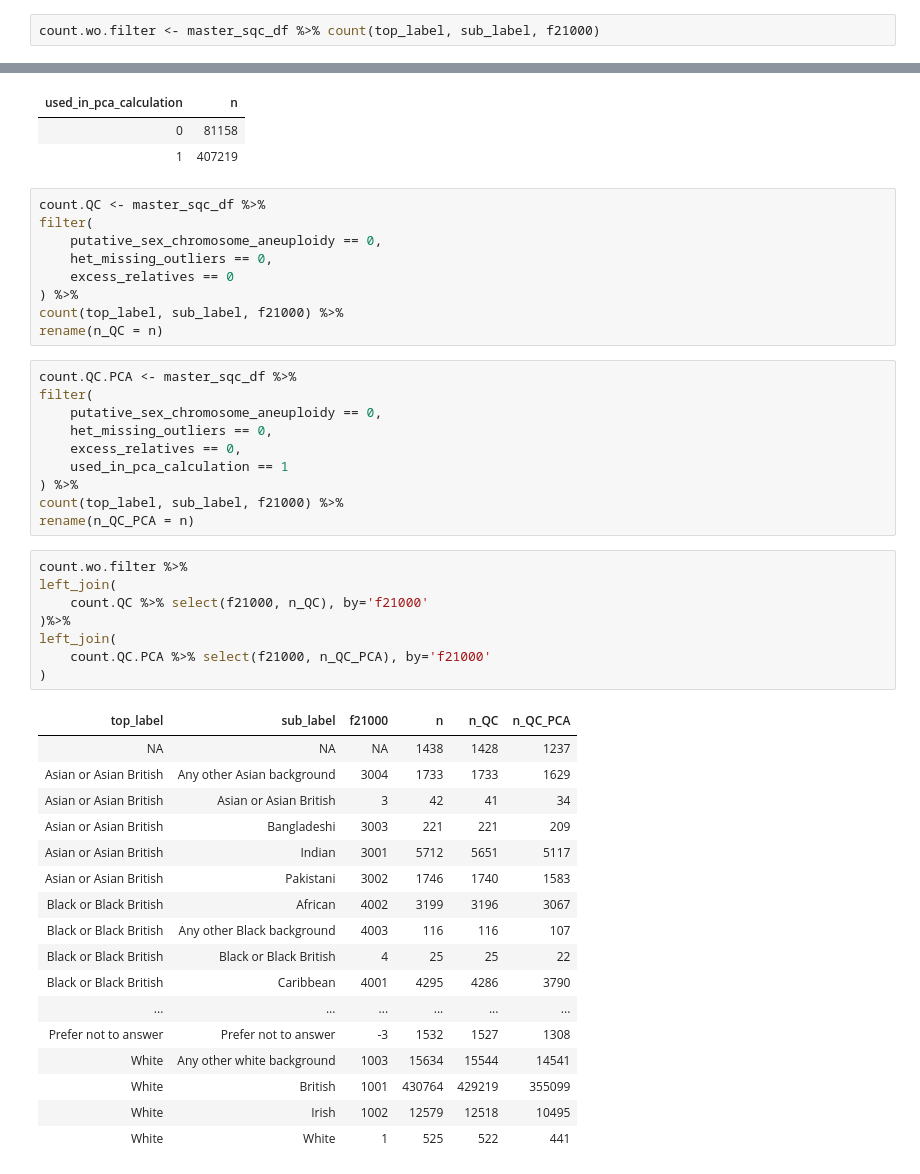
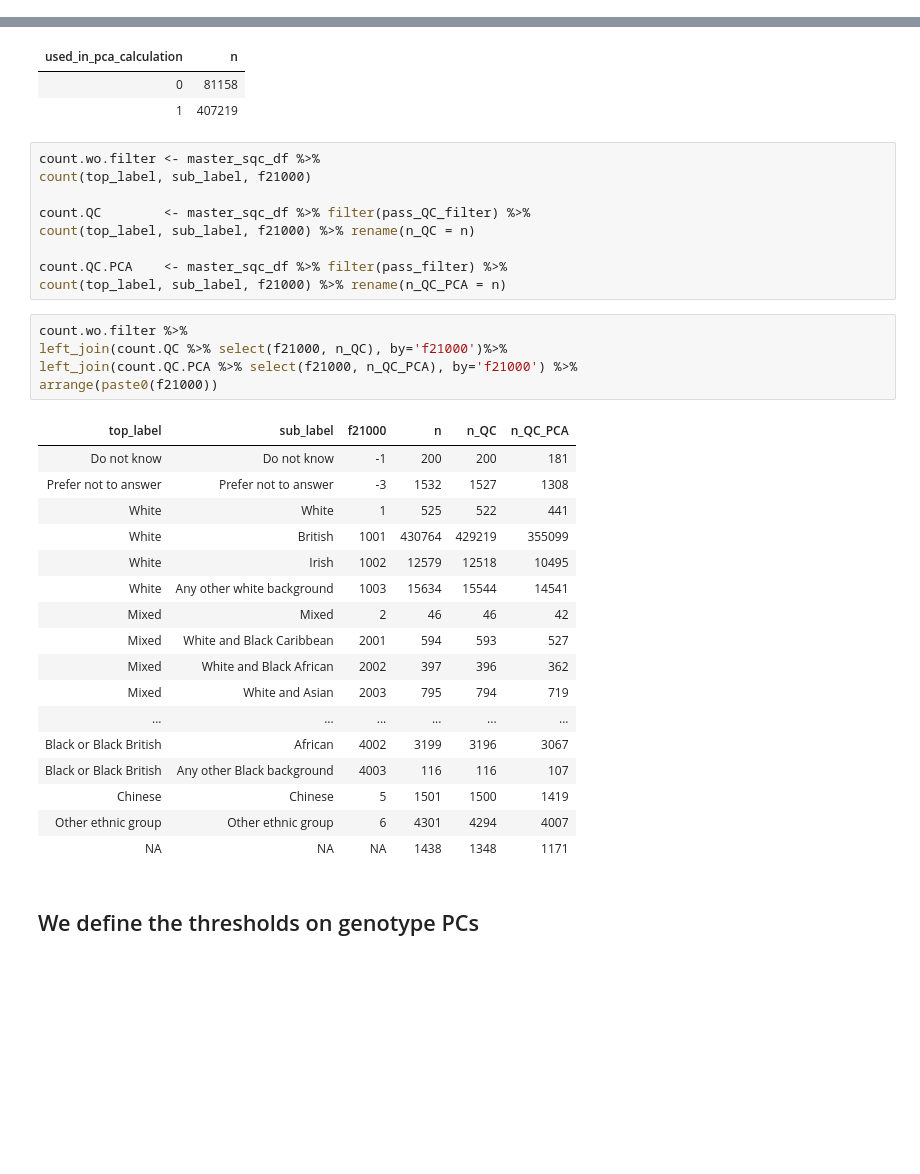
Before and after one commit to rivas-lab/ukbb-tools, a Jupyter notebook: 03_filtering/sample_qc_v3.ipynb, the cells around one changed output, grey strips where cells are left out. Cells and saved outputs as stored; diff of their text form; blank space fills up the shorter version.

```diff
--- a/03_filtering/sample_qc_v3.ipynb
+++ b/03_filtering/sample_qc_v3.ipynb
@@ -105,5 +175,3 @@ master_sqc_df %>% colnames()
-# %%
-count.wo.filter <- master_sqc_df %>% count(top_label, sub_label, f21000)
 # %%
 master_sqc_df %>% count(putative_sex_chromosome_aneuploidy)
 # %% [output]
@@ -128,48 +196,37 @@ master_sqc_df %>% count(used_in_pca_calculation)
 | used_in_pca_calculation | n |
 | 0 | 81158 |
 | 1 | 407219 |
-# %%
-count.QC <- master_sqc_df %>%
-filter(
-    putative_sex_chromosome_aneuploidy == 0,
-    het_missing_outliers == 0,
-    excess_relatives == 0
-) %>%
-count(top_label, sub_label, f21000) %>%
-rename(n_QC = n)
 # %%
-count.QC.PCA <- master_sqc_df %>%
-filter(
-    putative_sex_chromosome_aneuploidy == 0,
-    het_missing_outliers == 0,
-    excess_relatives == 0,
-    used_in_pca_calculation == 1
-) %>%
-count(top_label, sub_label, f21000) %>%
-rename(n_QC_PCA = n)
+count.wo.filter <- master_sqc_df %>%
+count(top_label, sub_label, f21000)
+
+count.QC        <- master_sqc_df %>% filter(pass_QC_filter) %>%
+count(top_label, sub_label, f21000) %>% rename(n_QC = n)
+
+count.QC.PCA    <- master_sqc_df %>% filter(pass_filter) %>%
+count(top_label, sub_label, f21000) %>% rename(n_QC_PCA = n)
 # %%
 count.wo.filter %>%
-left_join(
-    count.QC %>% select(f21000, n_QC), by='f21000'
-)%>%
-left_join(
-    count.QC.PCA %>% select(f21000, n_QC_PCA), by='f21000'
-)
+left_join(count.QC %>% select(f21000, n_QC), by='f21000')%>%
+left_join(count.QC.PCA %>% select(f21000, n_QC_PCA), by='f21000') %>%
+arrange(paste0(f21000))
 # %% [output]
 | top_label | sub_label | f21000 | n | n_QC | n_QC_PCA |
-| NA | NA | NA | 1438 | 1428 | 1237 |
-| Asian or Asian British | Any other Asian background | 3004 | 1733 | 1733 | 1629 |
-| Asian or Asian British | Asian or Asian British | 3 | 42 | 41 | 34 |
-| Asian or Asian British | Bangladeshi | 3003 | 221 | 221 | 209 |
-| Asian or Asian British | Indian | 3001 | 5712 | 5651 | 5117 |
-| Asian or Asian British | Pakistani | 3002 | 1746 | 1740 | 1583 |
+| Do not know | Do not know | -1 | 200 | 200 | 181 |
+| Prefer not to answer | Prefer not to answer | -3 | 1532 | 1527 | 1308 |
+| White | White | 1 | 525 | 522 | 441 |
+| White | British | 1001 | 430764 | 429219 | 355099 |
+| White | Irish | 1002 | 12579 | 12518 | 10495 |
+| White | Any other white background | 1003 | 15634 | 15544 | 14541 |
+| Mixed | Mixed | 2 | 46 | 46 | 42 |
+| Mixed | White and Black Caribbean | 2001 | 594 | 593 | 527 |
+| Mixed | White and Black African | 2002 | 397 | 396 | 362 |
+| Mixed | White and Asian | 2003 | 795 | 794 | 719 |
+| ... | ... | ... | ... | ... | ... |
 | Black or Black British | African | 4002 | 3199 | 3196 | 3067 |
 | Black or Black British | Any other Black background | 4003 | 116 | 116 | 107 |
-| Black or Black British | Black or Black British | 4 | 25 | 25 | 22 |
-| Black or Black British | Caribbean | 4001 | 4295 | 4286 | 3790 |
-| ... | ... | ... | ... | ... | ... |
-| Prefer not to answer | Prefer not to answer | -3 | 1532 | 1527 | 1308 |
-| White | Any other white background | 1003 | 15634 | 15544 | 14541 |
-| White | British | 1001 | 430764 | 429219 | 355099 |
-| White | Irish | 1002 | 12579 | 12518 | 10495 |
-| White | White | 1 | 525 | 522 | 441 |
+| Chinese | Chinese | 5 | 1501 | 1500 | 1419 |
+| Other ethnic group | Other ethnic group | 6 | 4301 | 4294 | 4007 |
+| NA | NA | NA | 1438 | 1348 | 1171 |
+# %% [markdown]
+## We define the thresholds on genotype PCs
```
Also changed, not shown: parts of 27 cells of this notebook.
